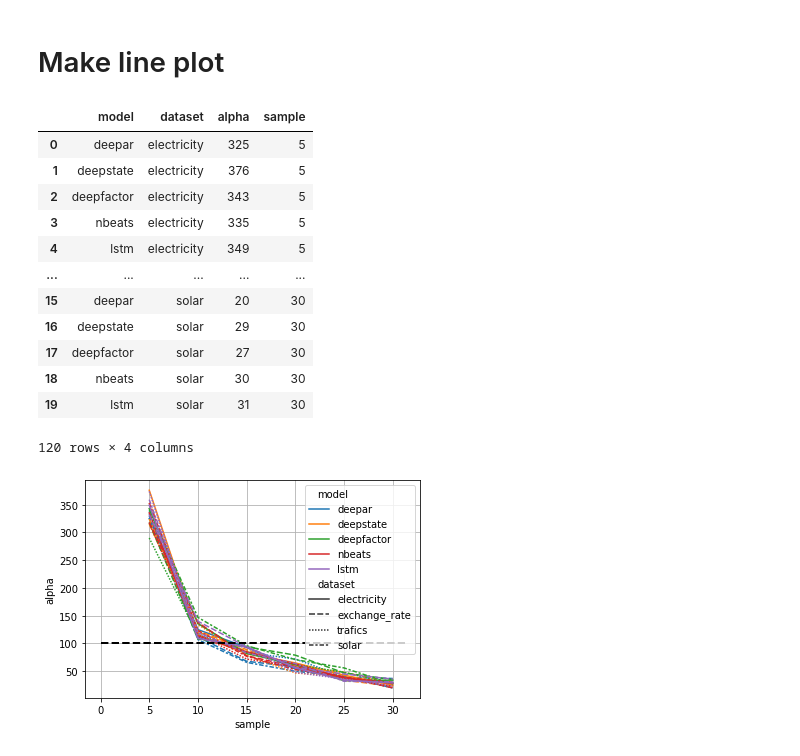
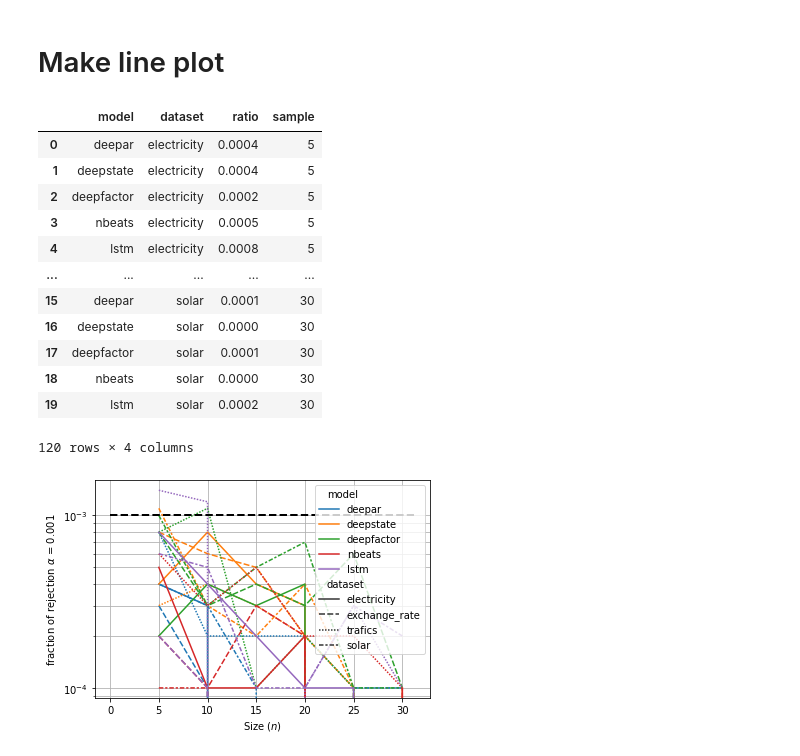
Before and after one commit to AneoGroup/deepts, a Jupyter notebook: notebooks/KDE_sampling_utst.ipynb, the cells around one changed output. Drawn from its saved outputs; the diff is of its cells as text; code cells hidden in the pictures.

```diff
--- a/notebooks/KDE_sampling_utst.ipynb
+++ b/notebooks/KDE_sampling_utst.ipynb
@@ -439,8 +438,9 @@ plt.show()
 # %%
 def change_df_format(df_func, sample_size):
     df_func['model'] = df_func.index
-    df_func = pd.melt(df_func, id_vars=['model'], value_vars=['electricity', 'exchange_rate', 'trafics', 'solar'], var_name='dataset', value_name='alpha')
+    df_func = pd.melt(df_func, id_vars=['model'], value_vars=['electricity', 'exchange_rate', 'trafics', 'solar'], var_name='dataset', value_name='ratio')
     df_func['sample'] = sample_size
+    df_func['ratio'] = df_func['ratio'] / 10000
     return df_func
 # %%
 df_seed5 = change_df_format(ep_seed5_ep100_df, 5)
@@ -452,28 +452,33 @@ df_seed30 = change_df_format(ep_seed30_ep100_df, 30)
 df_total = pd.concat([df_seed5, df_seed10, df_seed15, df_seed20, df_seed25, df_seed30])
 df_total
 # %% [output]
-|  | model | dataset | alpha | sample |
-| 0 | deepar | electricity | 325 | 5 |
-| 1 | deepstate | electricity | 376 | 5 |
-| 2 | deepfactor | electricity | 343 | 5 |
-| 3 | nbeats | electricity | 335 | 5 |
-| 4 | lstm | electricity | 349 | 5 |
+|  | model | dataset | ratio | sample |
+| 0 | deepar | electricity | 0.0004 | 5 |
+| 1 | deepstate | electricity | 0.0004 | 5 |
+| 2 | deepfactor | electricity | 0.0002 | 5 |
+| 3 | nbeats | electricity | 0.0005 | 5 |
+| 4 | lstm | electricity | 0.0008 | 5 |
 | ... | ... | ... | ... | ... |
-| 15 | deepar | solar | 20 | 30 |
-| 16 | deepstate | solar | 29 | 30 |
-| 17 | deepfactor | solar | 27 | 30 |
-| 18 | nbeats | solar | 30 | 30 |
-| 19 | lstm | solar | 31 | 30 |
+| 15 | deepar | solar | 0.0001 | 30 |
+| 16 | deepstate | solar | 0.0000 | 30 |
+| 17 | deepfactor | solar | 0.0001 | 30 |
+| 18 | nbeats | solar | 0.0000 | 30 |
+| 19 | lstm | solar | 0.0002 | 30 |
 120 rows × 4 columns
 # %%
 import seaborn as sb
-ALPHA = 100
+ALPHA = 0.001
 
-fig = sb.lineplot(data=df_total, x='sample', y='alpha', hue='model', style='dataset', ci=None)
+fig = sb.lineplot(data=df_total, x='sample', y='ratio', hue='model', style='dataset', ci=None)
+fig.set(yscale='log')
 plt.plot([0, plt.xlim()[-1]], [ALPHA, ALPHA],
         color='black', marker=None, linestyle='dashed', linewidth=2, )
+
+plt.ylabel(fr'fraction of rejection $\alpha$ = {round(1 - conf_int, 3)}')
+plt.xlabel(r'Size ($n$)')
+
 plt.grid(True, which='both')
-plt.savefig(f"/home/dev/deepts/experiments/image_classification/heatmap/complete/line_all_{test_type_df}_conf{conf_int}_500.png", dpi=500)
+plt.savefig(f"/home/dev/deepts/experiments/image_classification/heatmap/complete/line_all_{test_type_df}_conf{conf_int}_log2.png", dpi=500)
 plt.show()
 # %% [output]
-[figure, old version]
+[figure, new version]
```
Also changed, not shown: parts of 16 cells of this notebook, 6 other files.
